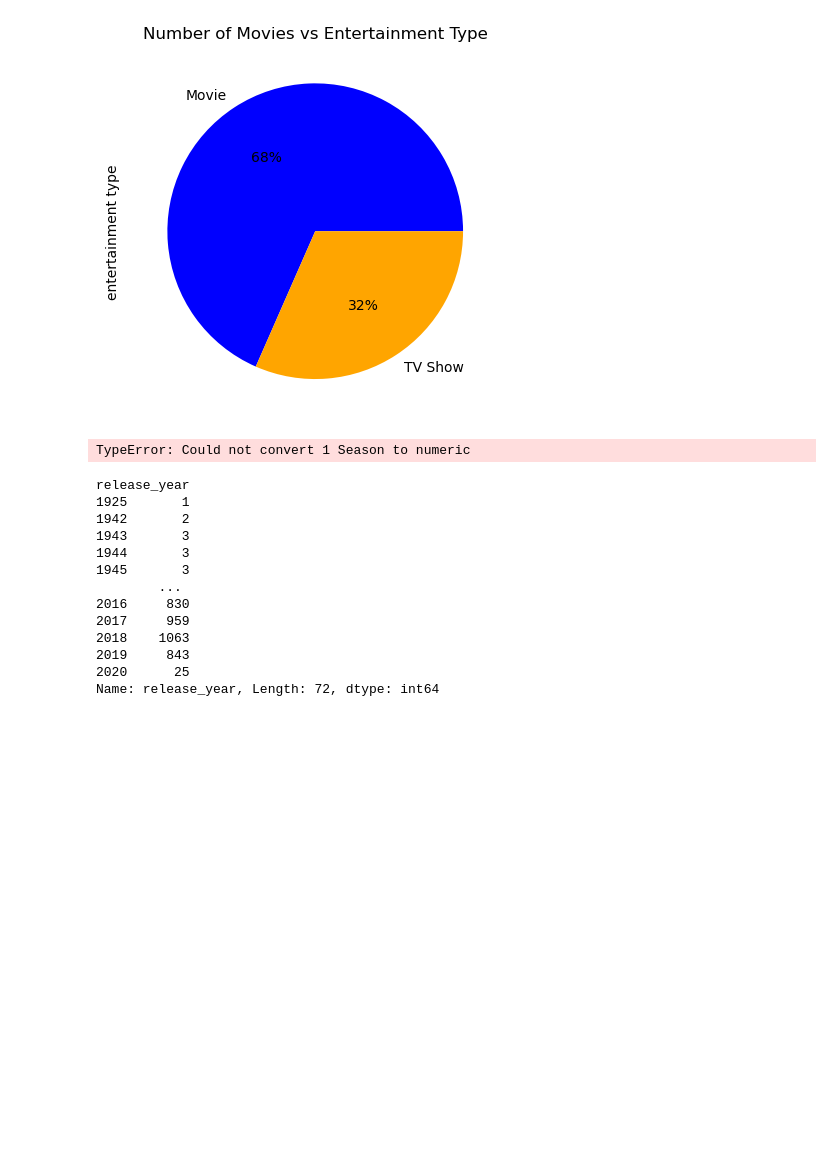
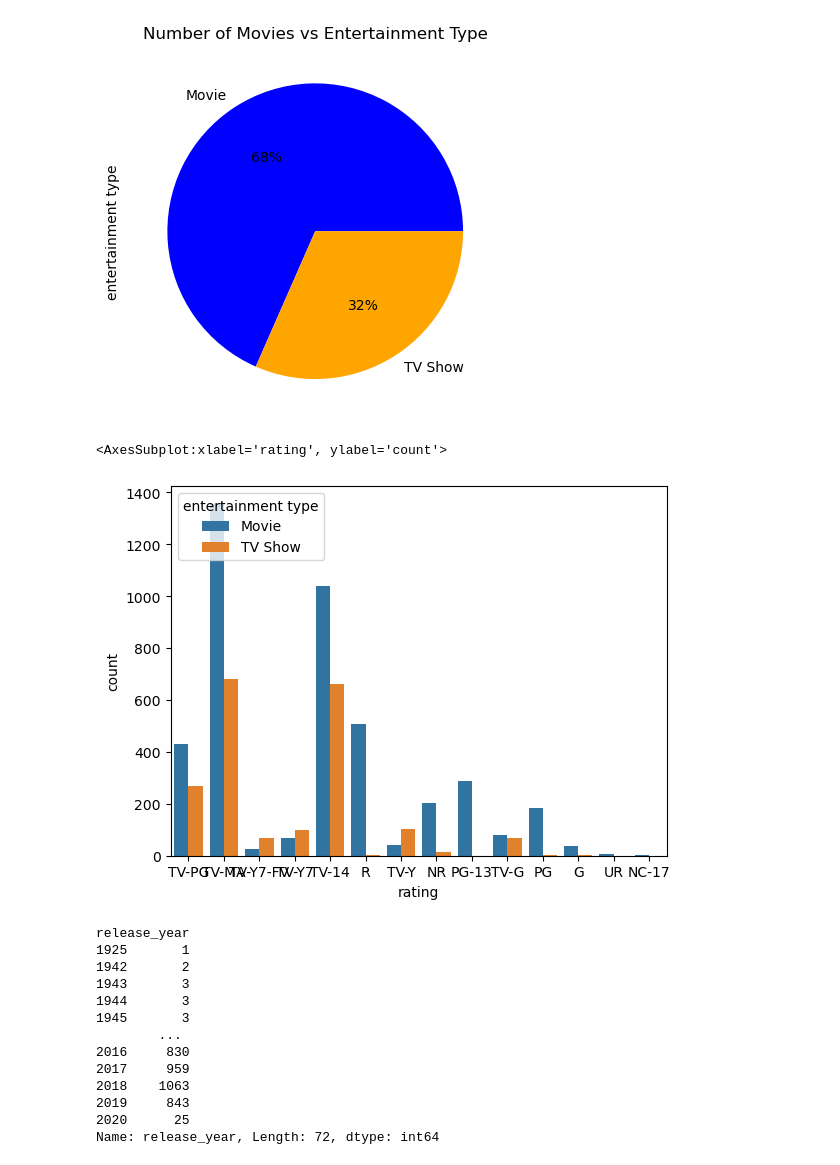
Before and after one commit to guptga/NetFlix-Movies-and-TV-Shows-Analysis, a Jupyter notebook: Netflix Data Analysis .ipynb, the cells around one changed output. Drawn from its saved outputs; the diff is of its cells as text; code cells hidden in the pictures; blank space fills up the shorter version.

```diff
--- a/Netflix Data Analysis .ipynb
+++ b/Netflix Data Analysis .ipynb
@@ -216,8 +261,13 @@ plt.show()
+# %%
+# sns.countplot(x='entertainment type',data = netflix_data_df, hue="rating")
+sns.countplot(x='rating',data = netflix_data_df, hue="entertainment type")
+# sns.countplot(x='country',data = netflix_data_df,hue='entertainment type')
+# %% [output]
+<AxesSubplot:xlabel='rating', ylabel='count'>
+[figure, added]
 # %%
-durations_df= netflix_data_df.groupby(["release_year"])["duration"].mean()
-durations_df
+# durations_df= netflix_data_df.groupby(["release_year"])["duration"].mean()
+# durations_df
-# %% [output]
-TypeError: Could not convert 1 Season to numeric
 # %%
 release_year_df= netflix_data_df.groupby(["release_year"])["release_year"].count()
 release_year_df
```
Also changed, not shown: parts of 7 cells of this notebook.
